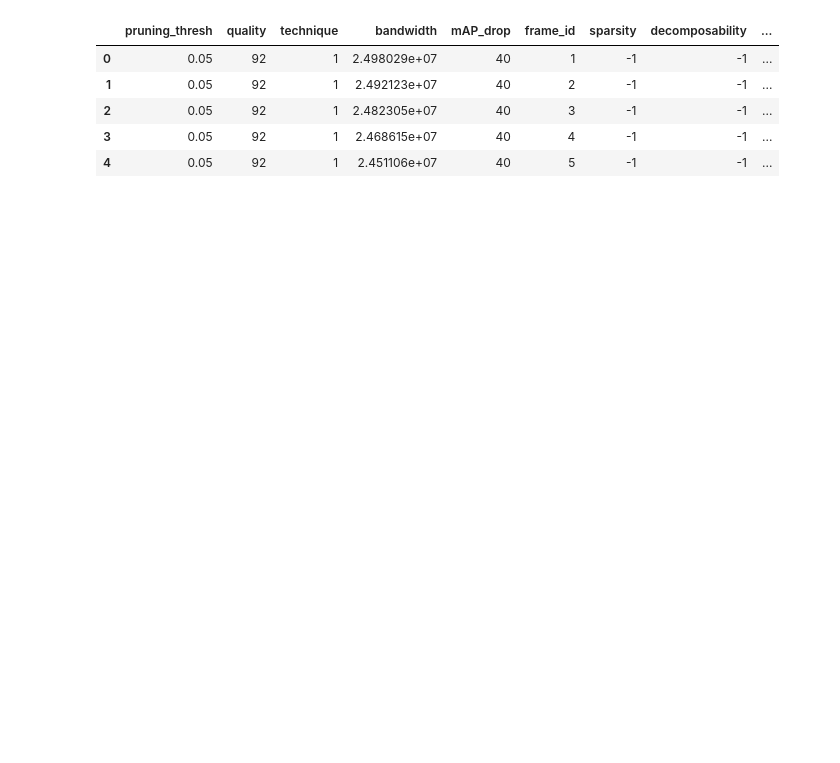
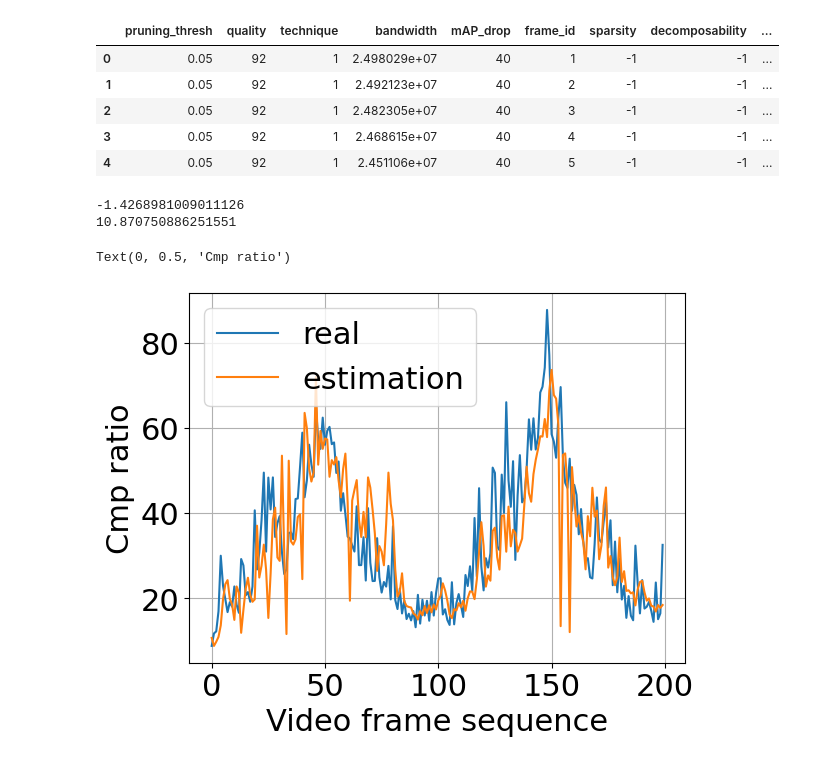
Before and after one commit to Rexyyj/split_DNN_framework, a Jupyter notebook: dynamic_framework/linearality_analysis/analysis_jpeg_dynamic2_cmp_history.ipynb, the cells around one changed output. Drawn from its saved outputs; the diff is of its cells as text; code cells hidden in the pictures; blank space fills up the shorter version.

```diff
--- a/dynamic_framework/linearality_analysis/analysis_jpeg_dynamic2_cmp_history.ipynb
+++ b/dynamic_framework/linearality_analysis/analysis_jpeg_dynamic2_cmp_history.ipynb
@@ -3,6 +3,11 @@ from scipy.interpolate import griddata
 import pandas as pd
 import numpy as np
 import matplotlib.pyplot as plt
+
+plt.rcParams.update({"text.usetex": False,
+                     "font.size": 22,
+                     "pdf.fonttype": 42,
+                     "ps.fonttype": 42})
 # %%
 df = pd.read_csv("../measurements/JPEG_manager_dyanmic2/characteristic.csv")
 # df = pd.read_csv("../measurements/JPEG_manager_sparsity/characteristic.csv")
@@ -41,3 +46,33 @@ for p in pruning:
         cmps = cha_plot_df["ratio"].to_numpy()[0:window_size]
         snr_samples[(p,q)] =snrs
         cmp_samples[(p,q)] =cmps
+
+thresh = df["pruning_thresh"].to_numpy()
+quality = df["quality"].to_numpy()
+cmp_m = df["cmp"].to_numpy()
+
+est_err3 = []
+est_3 = []
+
+
+for i in range(len(thresh)):
+    sample_points = list(cmp_samples.keys())
+    sample_snrs = np.mean(np.array(list(cmp_samples.values())),axis=1)
+    # snr_est = griddata(sample_points, sample_snrs, (thresh[i],quality[i]), method='cubic')
+    snr_est = griddata(sample_points, sample_snrs, (thresh[i],quality[i]), method='linear')
+    est_3.append(snr_est)
+    est_err3.append(snr_est-cmp_m[i])
+
+    try:
+        values = cmp_samples[(thresh[i],quality[i])]
+        values = np.roll(values,1)
+        values[0] = cmp_m[i]
+        cmp_samples[(thresh[i],quality[i])] = values
+    except:
+        cmp_samples[(thresh[i],quality[i])] = np.ones(window_size)*cmp_m[i]
+
+print(np.array(est_err3).mean())
+print(np.array(est_err3).std())
+# %% [output]
+-1.4268981009011126
+10.870750886251551
@@ -48 +79,13 @@ cmp_m = df["cmp"].to_numpy()
+# %%
+plt.figure()
+plt.plot(cmp_m,label ="real")
+plt.plot(est_3, label="estimation")
+
+plt.legend()
+plt.grid()
+plt.xlabel("Video frame sequence")
+plt.ylabel("Cmp ratio")
+# %% [output]
+Text(0, 0.5, 'Cmp ratio')
+[figure, added]
 # %%
```
Also changed, not shown: parts of 11 cells of this notebook, 3 other files.
